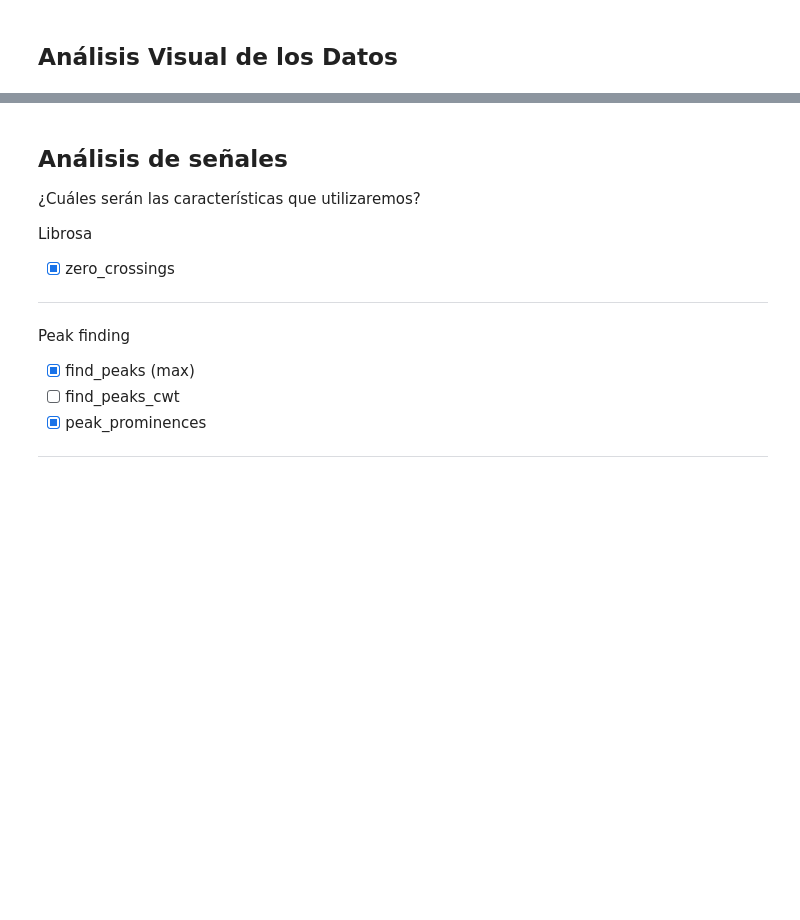
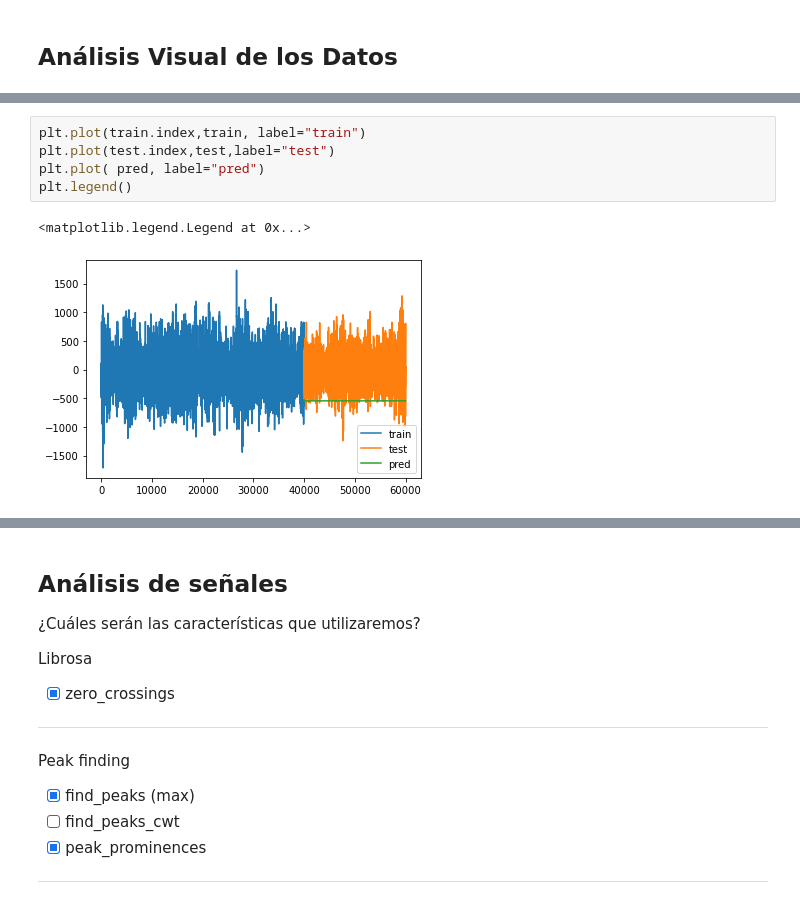
Before and after one commit to DanteBM/PronosticoErupciones, a Jupyter notebook: notebooks/NotebookMaestro.ipynb, the cells around one changed output, grey strips where cells are left out. Drawn from its saved outputs; the diff is of its cells as text; blank space fills up the shorter version.

```diff
--- a/notebooks/NotebookMaestro.ipynb
+++ b/notebooks/NotebookMaestro.ipynb
@@ -390,0 +654,8 @@ graf(-1)
+# %%
+plt.plot(train.index,train, label="train")
+plt.plot(test.index,test,label="test")
+plt.plot( pred, label="pred")
+plt.legend()
+# %% [output]
+<matplotlib.legend.Legend at 0x...>
+[figure, added]
```
Also changed, not shown: parts of 95 cells of this notebook.
